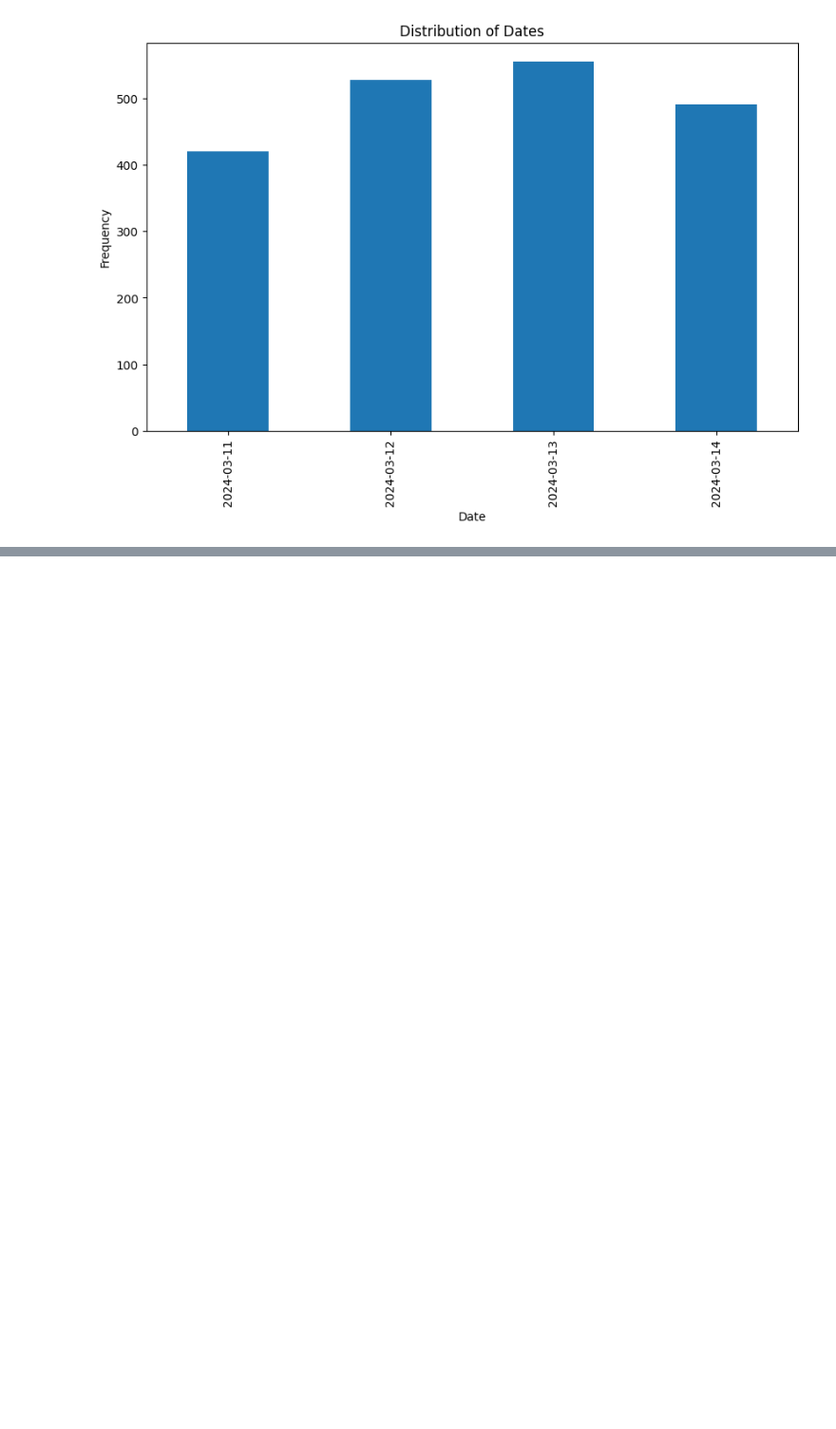
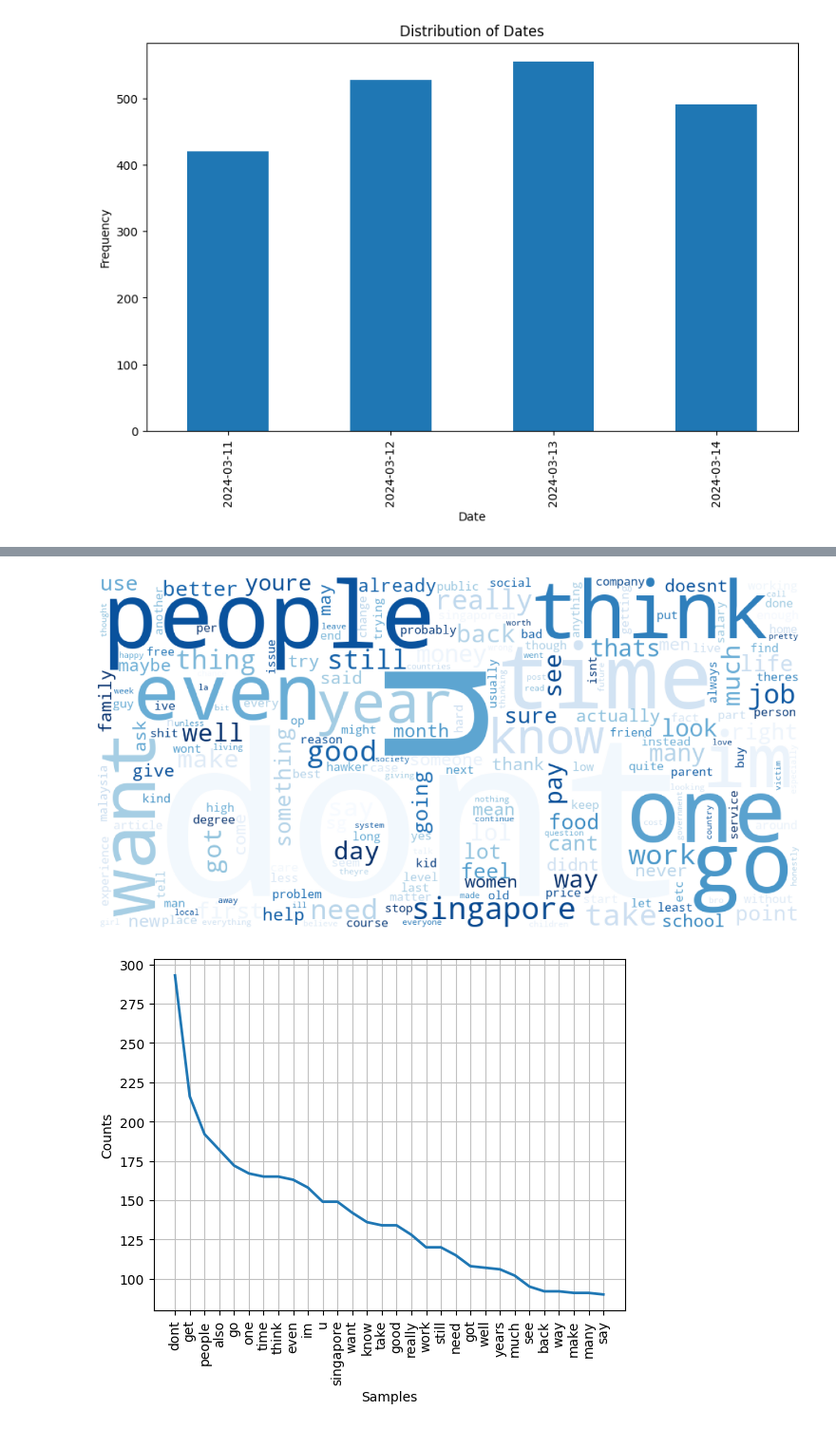
Before and after one commit to wbcmthh42/bead_pyspark, a Jupyter notebook: proj_radical_sparks/EDA/curate_trainset.ipynb, the cells around one changed output, grey strips where cells are left out. Shown at 95% size. Cells and saved outputs as stored; diff of their text form; code cells hidden in the pictures; blank space fills up the shorter version.

```diff
--- a/proj_radical_sparks/EDA/curate_trainset.ipynb
+++ b/proj_radical_sparks/EDA/curate_trainset.ipynb
@@ -328,0 +391,34 @@ save_to_mysql('.env', df_sample)
+# %%
+from wordcloud import WordCloud
+import matplotlib.pyplot as plt
+from nltk.corpus import stopwords
+import re
+
+# Remove http tags
+df_modelling['body'] = df_modelling['body'].replace(r'http\S+', '', regex=True)
+
+# Convert to lowercase
+df_modelling['body'] = df_modelling['body'].str.lower()
+
+# Remove punctuation
+df_modelling['body'] = df_modelling['body'].str.replace('[^\w\s]', '')
+
+# Remove stopwords
+stop = stopwords_list
+df_modelling['body'] = df_modelling['body'].apply(lambda x: ' '.join([word for word in x.split() if word not in (stop)]))
+
+# Generate a word cloud
+wordcloud = WordCloud(collocations=False, background_color='white', colormap='Blues', width = 1000, height = 500).generate(' '.join(df_modelling['body']))
+plt.figure(figsize=(15,8))
+plt.imshow(wordcloud)
+plt.axis("off")
+plt.show()
+
+# Generate a word frequency diagram
+words = word_tokenize(' '.join(df_modelling['body']))
+fdist = FreqDist(words)
+fdist.plot(30,cumulative=False)
+plt.show()
+# %% [output]
+[figure, added]
+[figure, added]
```
Also changed, not shown: parts of 6 cells of this notebook, 2 other files.
